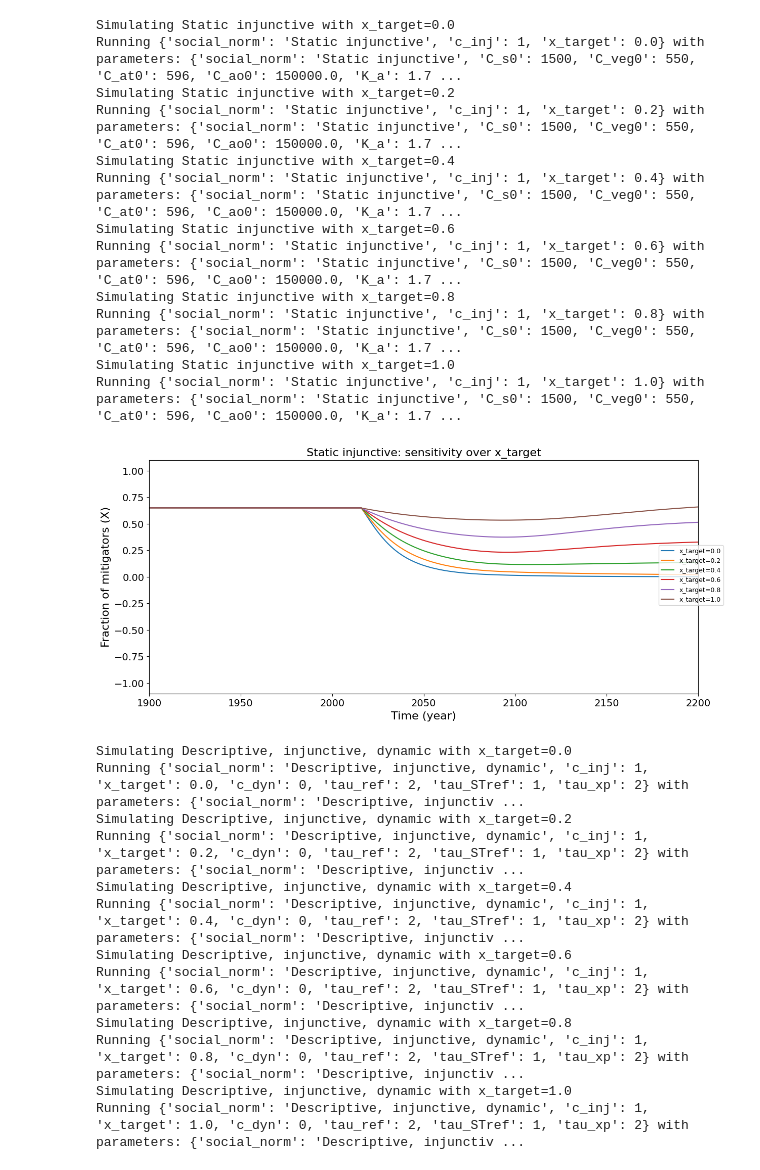
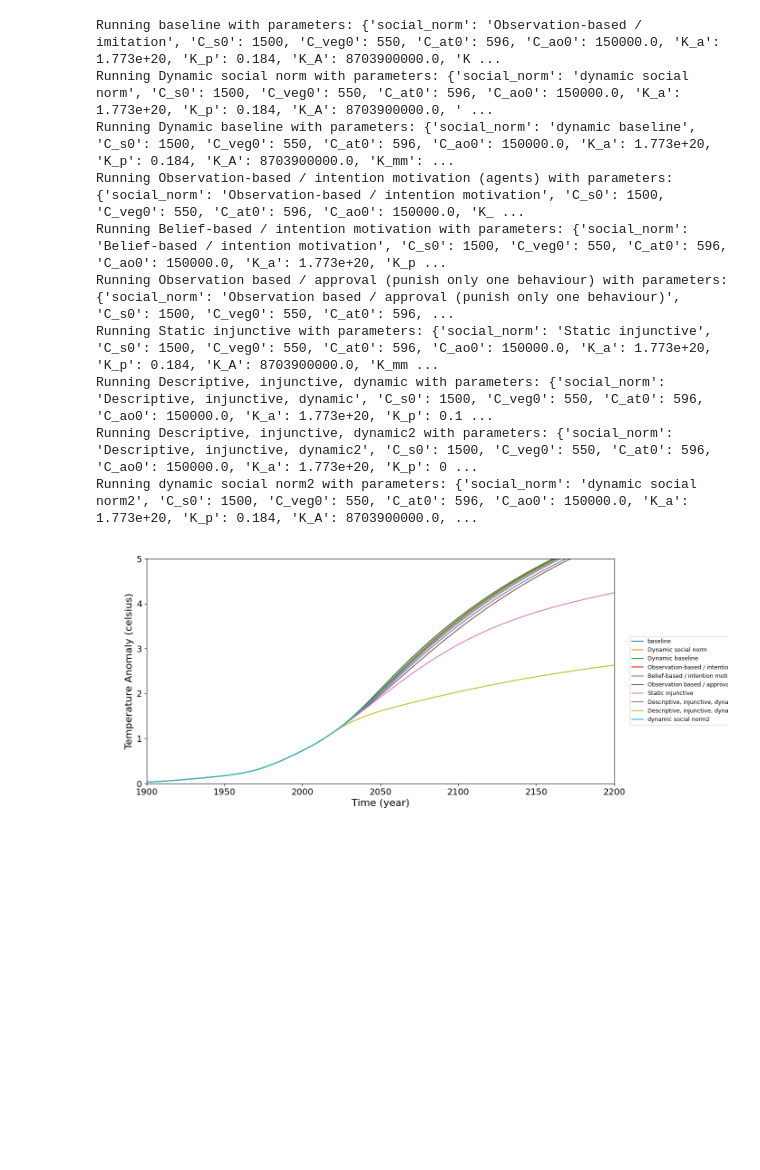
Before and after one commit to Lugg3s/Social-Norms-Climate-Model, a Jupyter notebook: main.ipynb, the cells around one changed output. Cells and saved outputs as stored; diff of their text form; code cells hidden in the pictures; blank space fills up the shorter version.

```diff
--- a/main.ipynb
+++ b/main.ipynb
@@ -22,74 +22,60 @@ simulation_time = 400
     # "Observation based / approval (relative to mean)":
 
 # Standard plot for all scenarios
-# res = {name: plotting.simulate(name, simulation_time=simulation_time, simulate_only_x=False) for name in plotting.load_scenarios()}
+res = {name: plotting.simulate(name, simulation_time=simulation_time, simulate_only_x=False) for name in plotting.load_scenarios()}
 # res = {name: plotting.simulate(name, simulation_time=simulation_time) for name in plotting.load_scenarios(include=["baseline", "Static injunctive", "Descriptive, injunctive, dynamic"])}
 
-# scenario_results = {
-#     name: result["simulation"]
-#     for name, result in res.items()
-# }
-# social_norms = {
-#     name: result["social_norm_term"]
-#     for name, result in res.items()
-# }
+scenario_results = {
+    name: result["simulation"]
+    for name, result in res.items()
+}
+social_norms = {
+    name: result["social_norm_term"]
+    for name, result in res.items()
+}
 
 #
 # x = social_norms["dynamic social norm"]
 # print(min(x), max(x))
 
-# plotting.plot_temperature(results=scenario_results, simulation_time=simulation_time, show_x_auxiliary=False)
-# plotting.plot_x(results=scenario_results, simulation_time=simulation_time, show_x_auxiliary=False)
+plotting.plot_temperature(results=scenario_results, simulation_time=simulation_time, show_x_auxiliary=False)
+plotting.plot_x(results=scenario_results, simulation_time=simulation_time, show_x_auxiliary=False)
 # plotting.plot_temperature(simulation_time=simulation_time, show_x_auxiliary=False)
 # plotting.plot_x(simulation_time=simulation_time, show_x_auxiliary=False)
-# plotting.plot_social_norms(results=social_norms, simulation_time=simulation_time, show_x_auxiliary=False)
+plotting.plot_social_norms(results=social_norms, simulation_time=simulation_time, show_x_auxiliary=False)
 # plotting.plot_social_norms(results=social_norms, simulation_time=simulation_time, show_x_auxiliary=False, scenarios=["dynamic social norm", "dynamic baseline", "baseline"])
 
 # plotting.plot_temperature_sensitivity("x0", np.round(np.arange(0, 1.1, 0.5), 1).tolist())
-plotting.plot_x_sensitivity(include_scenarios=["Static injunctive", "Descriptive, injunctive, dynamic"], parameter_name="x_target", parameter_values=np.round(np.arange(0, 1.1, 0.2), 1).tolist())
-plotting.plot_x_sensitivity(include_scenarios=["Static injunctive", "Descriptive, injunctive, dynamic"], parameter_name="c_inj", parameter_values=np.round(np.arange(0, 2.2, 0.3), 1).tolist())
+# plotting.plot_x_sensitivity(include_scenarios=["Static injunctive", "Descriptive, injunctive, dynamic"], parameter_name="x_target", parameter_values=np.round(np.arange(0, 1.1, 0.2), 1).tolist())
+# plotting.plot_x_sensitivity(include_scenarios=["Static injunctive", "Descriptive, injunctive, dynamic"], parameter_name="c_inj", parameter_values=np.round(np.arange(0, 2.2, 0.3), 1).tolist())
 # plotting.plot_temperature_sensitivity("tau_STref", range(1, 150, 10))
 # plotting.plot_temperature_sensitivity("tau_xp", range(1, 150, 10))
 
 # plotting.plot_temperature_sensitivity_2d(
 #     "temperature_factor",
 #     np.round(np.arange(0, 2.1, 0.5), 1).tolist(),
 #     "social_norm_factor",
 #     np.round(np.arange(0, 2.1, 0.5), 1).tolist(),
 #     # include_scenarios=["baseline"],
 #     simulation_time=simulation_time,
 #  )
 # plotting.plot_temperature_sensitivity_2d(
 #     "x0",
 #     np.round(np.arange(0, 1.1, 0.2), 1).tolist(),
 #     "social_norm_factor",
 #     np.round(np.arange(0, 3.1, 0.66), 1).tolist(),
 #     # include_scenarios=["baseline"],
 #     simulation_time=simulation_time,
 #  )
 # %% [output]
-Simulating Static injunctive with x_target=0.0
-Running {'social_norm': 'Static injunctive', 'c_inj': 1, 'x_target': 0.0} with parameters: {'social_norm': 'Static injunctive', 'C_s0': 1500, 'C_veg0': 550, 'C_at0': 596, 'C_ao0': 150000.0, 'K_a': 1.7 ...
-Simulating Static injunctive with x_target=0.2
-Running {'social_norm': 'Static injunctive', 'c_inj': 1, 'x_target': 0.2} with parameters: {'social_norm': 'Static injunctive', 'C_s0': 1500, 'C_veg0': 550, 'C_at0': 596, 'C_ao0': 150000.0, 'K_a': 1.7 ...
-Simulating Static injunctive with x_target=0.4
-Running {'social_norm': 'Static injunctive', 'c_inj': 1, 'x_target': 0.4} with parameters: {'social_norm': 'Static injunctive', 'C_s0': 1500, 'C_veg0': 550, 'C_at0': 596, 'C_ao0': 150000.0, 'K_a': 1.7 ...
-Simulating Static injunctive with x_target=0.6
-Running {'social_norm': 'Static injunctive', 'c_inj': 1, 'x_target': 0.6} with parameters: {'social_norm': 'Static injunctive', 'C_s0': 1500, 'C_veg0': 550, 'C_at0': 596, 'C_ao0': 150000.0, 'K_a': 1.7 ...
-Simulating Static injunctive with x_target=0.8
-Running {'social_norm': 'Static injunctive', 'c_inj': 1, 'x_target': 0.8} with parameters: {'social_norm': 'Static injunctive', 'C_s0': 1500, 'C_veg0': 550, 'C_at0': 596, 'C_ao0': 150000.0, 'K_a': 1.7 ...
-Simulating Static injunctive with x_target=1.0
-Running {'social_norm': 'Static injunctive', 'c_inj': 1, 'x_target': 1.0} with parameters: {'social_norm': 'Static injunctive', 'C_s0': 1500, 'C_veg0': 550, 'C_at0': 596, 'C_ao0': 150000.0, 'K_a': 1.7 ...
+Running baseline with parameters: {'social_norm': 'Observation-based / imitation', 'C_s0': 1500, 'C_veg0': 550, 'C_at0': 596, 'C_ao0': 150000.0, 'K_a': 1.773e+20, 'K_p': 0.184, 'K_A': 8703900000.0, 'K ...
+Running Dynamic social norm with parameters: {'social_norm': 'dynamic social norm', 'C_s0': 1500, 'C_veg0': 550, 'C_at0': 596, 'C_ao0': 150000.0, 'K_a': 1.773e+20, 'K_p': 0.184, 'K_A': 8703900000.0, ' ...
+Running Dynamic baseline with parameters: {'social_norm': 'dynamic baseline', 'C_s0': 1500, 'C_veg0': 550, 'C_at0': 596, 'C_ao0': 150000.0, 'K_a': 1.773e+20, 'K_p': 0.184, 'K_A': 8703900000.0, 'K_mm': ...
+Running Observation-based / intention motivation (agents) with parameters: {'social_norm': 'Observation-based / intention motivation', 'C_s0': 1500, 'C_veg0': 550, 'C_at0': 596, 'C_ao0': 150000.0, 'K_ ...
+Running Belief-based / intention motivation with parameters: {'social_norm': 'Belief-based / intention motivation', 'C_s0': 1500, 'C_veg0': 550, 'C_at0': 596, 'C_ao0': 150000.0, 'K_a': 1.773e+20, 'K_p ...
+Running Observation based / approval (punish only one behaviour) with parameters: {'social_norm': 'Observation based / approval (punish only one behaviour)', 'C_s0': 1500, 'C_veg0': 550, 'C_at0': 596, ...
+Running Static injunctive with parameters: {'social_norm': 'Static injunctive', 'C_s0': 1500, 'C_veg0': 550, 'C_at0': 596, 'C_ao0': 150000.0, 'K_a': 1.773e+20, 'K_p': 0.184, 'K_A': 8703900000.0, 'K_mm ...
+Running Descriptive, injunctive, dynamic with parameters: {'social_norm': 'Descriptive, injunctive, dynamic', 'C_s0': 1500, 'C_veg0': 550, 'C_at0': 596, 'C_ao0': 150000.0, 'K_a': 1.773e+20, 'K_p': 0.1 ...
+Running Descriptive, injunctive, dynamic2 with parameters: {'social_norm': 'Descriptive, injunctive, dynamic2', 'C_s0': 1500, 'C_veg0': 550, 'C_at0': 596, 'C_ao0': 150000.0, 'K_a': 1.773e+20, 'K_p': 0 ...
+Running dynamic social norm2 with parameters: {'social_norm': 'dynamic social norm2', 'C_s0': 1500, 'C_veg0': 550, 'C_at0': 596, 'C_ao0': 150000.0, 'K_a': 1.773e+20, 'K_p': 0.184, 'K_A': 8703900000.0, ...
-[figure, old version]
+[figure, new version]
-Simulating Descriptive, injunctive, dynamic with x_target=0.0
-Running {'social_norm': 'Descriptive, injunctive, dynamic', 'c_inj': 1, 'x_target': 0.0, 'c_dyn': 0, 'tau_ref': 2, 'tau_STref': 1, 'tau_xp': 2} with parameters: {'social_norm': 'Descriptive, injunctiv ...
-Simulating Descriptive, injunctive, dynamic with x_target=0.2
-Running {'social_norm': 'Descriptive, injunctive, dynamic', 'c_inj': 1, 'x_target': 0.2, 'c_dyn': 0, 'tau_ref': 2, 'tau_STref': 1, 'tau_xp': 2} with parameters: {'social_norm': 'Descriptive, injunctiv ...
-Simulating Descriptive, injunctive, dynamic with x_target=0.4
-Running {'social_norm': 'Descriptive, injunctive, dynamic', 'c_inj': 1, 'x_target': 0.4, 'c_dyn': 0, 'tau_ref': 2, 'tau_STref': 1, 'tau_xp': 2} with parameters: {'social_norm': 'Descriptive, injunctiv ...
-Simulating Descriptive, injunctive, dynamic with x_target=0.6
-Running {'social_norm': 'Descriptive, injunctive, dynamic', 'c_inj': 1, 'x_target': 0.6, 'c_dyn': 0, 'tau_ref': 2, 'tau_STref': 1, 'tau_xp': 2} with parameters: {'social_norm': 'Descriptive, injunctiv ...
-Simulating Descriptive, injunctive, dynamic with x_target=0.8
-Running {'social_norm': 'Descriptive, injunctive, dynamic', 'c_inj': 1, 'x_target': 0.8, 'c_dyn': 0, 'tau_ref': 2, 'tau_STref': 1, 'tau_xp': 2} with parameters: {'social_norm': 'Descriptive, injunctiv ...
-Simulating Descriptive, injunctive, dynamic with x_target=1.0
-Running {'social_norm': 'Descriptive, injunctive, dynamic', 'c_inj': 1, 'x_target': 1.0, 'c_dyn': 0, 'tau_ref': 2, 'tau_STref': 1, 'tau_xp': 2} with parameters: {'social_norm': 'Descriptive, injunctiv ...
```
Also changed, not shown: parts of 1 cell of this notebook, 3 other files.
